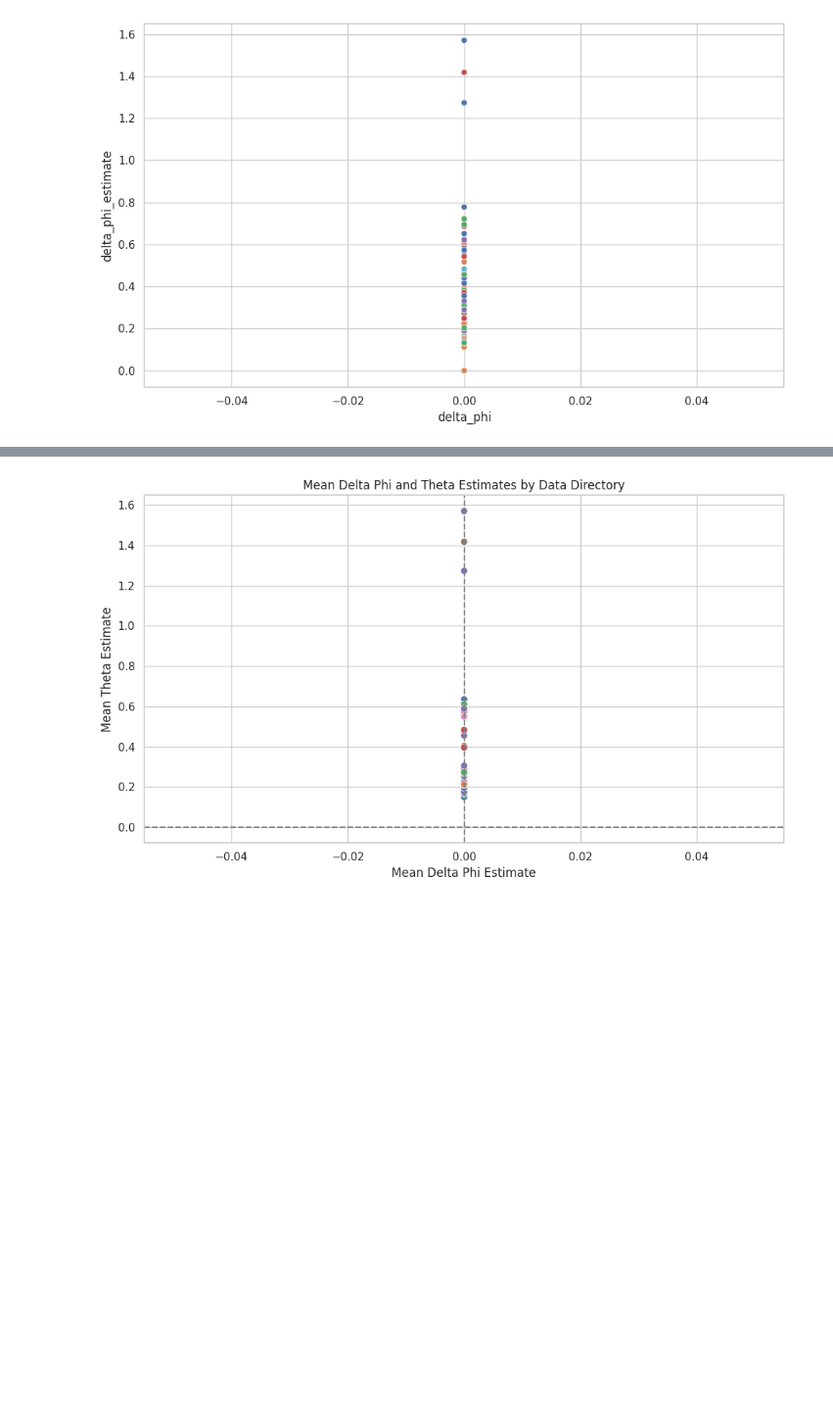
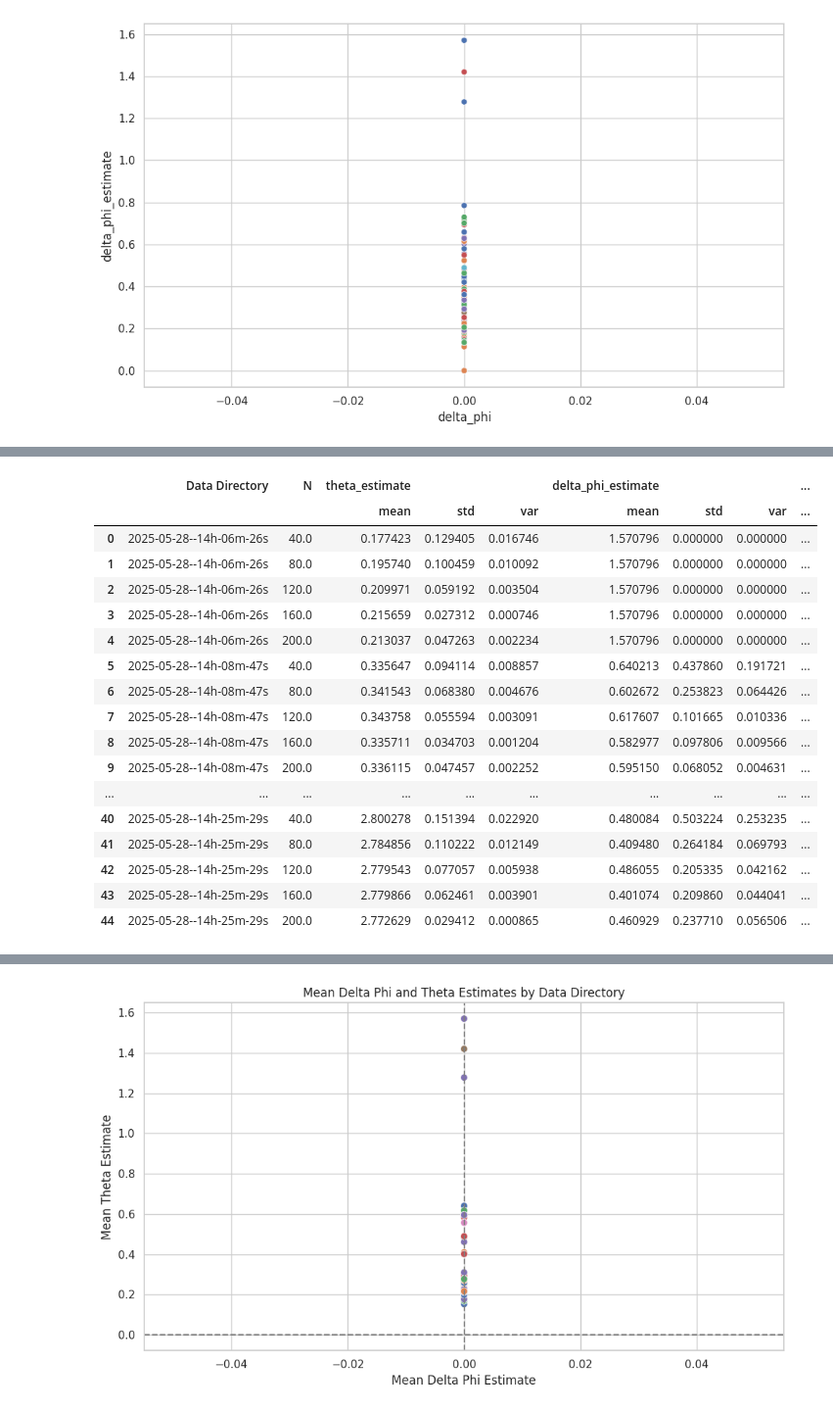
Before and after one commit to josephniblo/multi-parameter-estimation, a Jupyter notebook: multi-parameter-estimation/post-processing/5_analyse_estimates.ipynb, the cells around one changed output, grey strips where cells are left out. Shown: that part at 98% size. Saved outputs shown, nothing was run; the diff lists cells and outputs as text; code cells hidden in the pictures; blank space fills up the shorter version.

```diff
--- a/multi-parameter-estimation/post-processing/5_analyse_estimates.ipynb
+++ b/multi-parameter-estimation/post-processing/5_analyse_estimates.ipynb
@@ -202,3 +204,25 @@ plt.show()
+# %%
+fixed_n_estimates_summary_df = estimates_summary_df[estimates_summary_df["N"].isin([40, 80, 120, 160, 200])].reset_index(drop=True)
+fixed_n_estimates_summary_df
+# %% [output]
+|  | Data Directory | N | theta_estimate |  |  | delta_phi_estimate |  |  | ... |
+|  |  |  | mean | std | var | mean | std | var | ... |
+| 0 | 2025-05-28--14h-06m-26s | 40.0 | 0.177423 | 0.129405 | 0.016746 | 1.570796 | 0.000000 | 0.000000 | ... |
+| 1 | 2025-05-28--14h-06m-26s | 80.0 | 0.195740 | 0.100459 | 0.010092 | 1.570796 | 0.000000 | 0.000000 | ... |
+| 2 | 2025-05-28--14h-06m-26s | 120.0 | 0.209971 | 0.059192 | 0.003504 | 1.570796 | 0.000000 | 0.000000 | ... |
+| 3 | 2025-05-28--14h-06m-26s | 160.0 | 0.215659 | 0.027312 | 0.000746 | 1.570796 | 0.000000 | 0.000000 | ... |
+| 4 | 2025-05-28--14h-06m-26s | 200.0 | 0.213037 | 0.047263 | 0.002234 | 1.570796 | 0.000000 | 0.000000 | ... |
+| 5 | 2025-05-28--14h-08m-47s | 40.0 | 0.335647 | 0.094114 | 0.008857 | 0.640213 | 0.437860 | 0.191721 | ... |
+| 6 | 2025-05-28--14h-08m-47s | 80.0 | 0.341543 | 0.068380 | 0.004676 | 0.602672 | 0.253823 | 0.064426 | ... |
+| 7 | 2025-05-28--14h-08m-47s | 120.0 | 0.343758 | 0.055594 | 0.003091 | 0.617607 | 0.101665 | 0.010336 | ... |
+| 8 | 2025-05-28--14h-08m-47s | 160.0 | 0.335711 | 0.034703 | 0.001204 | 0.582977 | 0.097806 | 0.009566 | ... |
+| 9 | 2025-05-28--14h-08m-47s | 200.0 | 0.336115 | 0.047457 | 0.002252 | 0.595150 | 0.068052 | 0.004631 | ... |
+| ... | ... | ... | ... | ... | ... | ... | ... | ... | ... |
+| 40 | 2025-05-28--14h-25m-29s | 40.0 | 2.800278 | 0.151394 | 0.022920 | 0.480084 | 0.503224 | 0.253235 | ... |
+| 41 | 2025-05-28--14h-25m-29s | 80.0 | 2.784856 | 0.110222 | 0.012149 | 0.409480 | 0.264184 | 0.069793 | ... |
+| 42 | 2025-05-28--14h-25m-29s | 120.0 | 2.779543 | 0.077057 | 0.005938 | 0.486055 | 0.205335 | 0.042162 | ... |
+| 43 | 2025-05-28--14h-25m-29s | 160.0 | 2.779866 | 0.062461 | 0.003901 | 0.401074 | 0.209860 | 0.044041 | ... |
+| 44 | 2025-05-28--14h-25m-29s | 200.0 | 2.772629 | 0.029412 | 0.000865 | 0.460929 | 0.237710 | 0.056506 | ... |
 # %%
 
 plt.figure(figsize=(10, 6))
```
Also changed, not shown: parts of 11 cells of this notebook, 1 other file.
